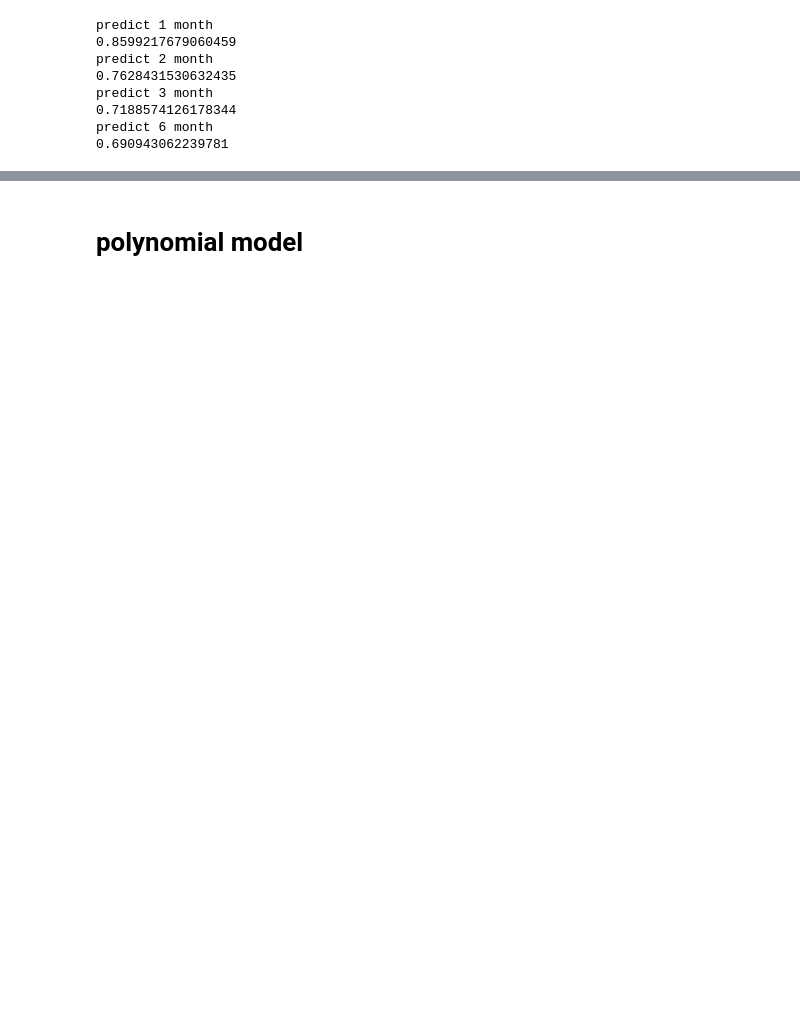
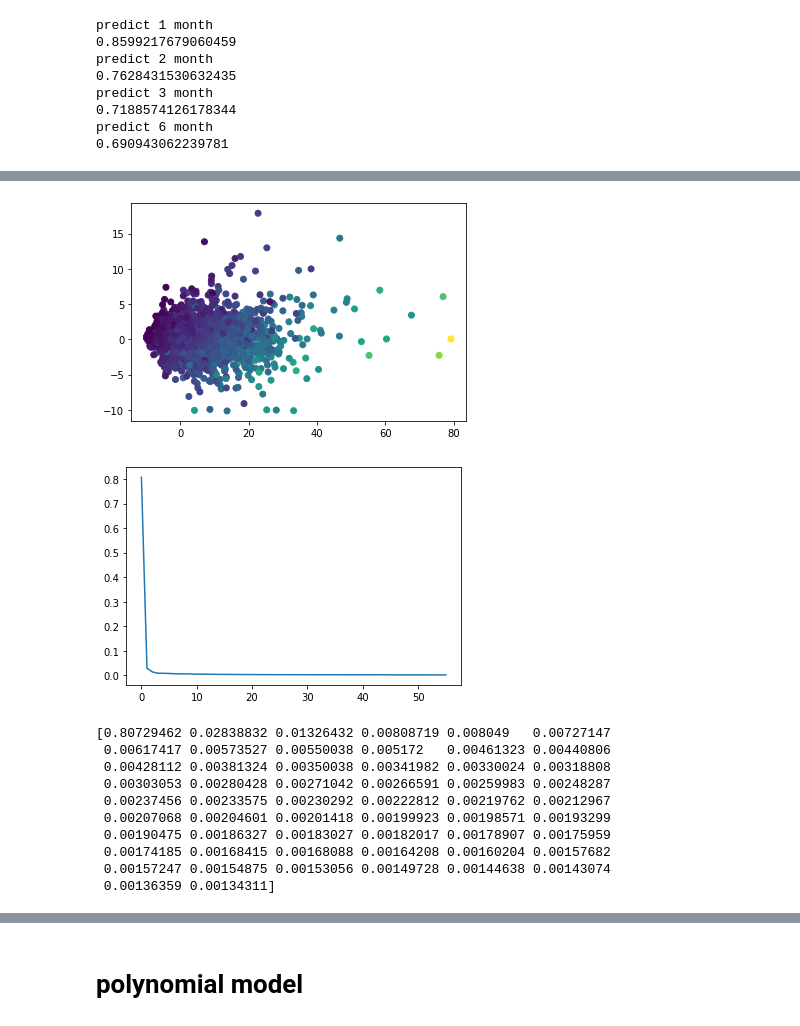
Before and after one commit to Dubspergensoep/Project_ML_En_Consump, a Jupyter notebook: Linear_models.ipynb, the cells around one changed output, grey strips where cells are left out. Drawn from its saved outputs; the diff is of its cells as text; code cells hidden in the pictures; blank space fills up the shorter version.

```diff
--- a/Linear_models.ipynb
+++ b/Linear_models.ipynb
@@ -939,0 +969,25 @@ predict 6 month
+# %%
+data23=copy.deepcopy(data_arr[6][2])
+dailydata=np.column_stack(((data23[2][:,0,:],data23[2][:,1,:])))
+pca = PCA()
+pca_dims = pca.fit_transform(dailydata)
+pylab.scatter(pca_dims[:,0],pca_dims[:,1], c=data23[0][:,0])  # Dimension 0 and 1
+pylab.show()
+#pylab.scatter(pca_dims[:,0],pca_dims[:,2], c=data[0])  # Dimension 0 and 2
+#pylab.show()
+pylab.plot(pca.explained_variance_ratio_)
+pylab.show()
+print(pca.explained_variance_ratio_) #first 1 very important others much less
+# %% [output]
+[figure, added]
+[figure, added]
+[0.80729462 0.02838832 0.01326432 0.00808719 0.008049   0.00727147
+ 0.00617417 0.00573527 0.00550038 0.005172   0.00461323 0.00440806
+ 0.00428112 0.00381324 0.00350038 0.00341982 0.00330024 0.00318808
+ 0.00303053 0.00280428 0.00271042 0.00266591 0.00259983 0.00248287
+ 0.00237456 0.00233575 0.00230292 0.00222812 0.00219762 0.00212967
+ 0.00207068 0.00204601 0.00201418 0.00199923 0.00198571 0.00193299
+ 0.00190475 0.00186327 0.00183027 0.00182017 0.00178907 0.00175959
+ 0.00174185 0.00168415 0.00168088 0.00164208 0.00160204 0.00157682
+ 0.00157247 0.00154875 0.00153056 0.00149728 0.00144638 0.00143074
+ 0.00136359 0.00134311]
```
Also changed, not shown: parts of 61 cells of this notebook.
